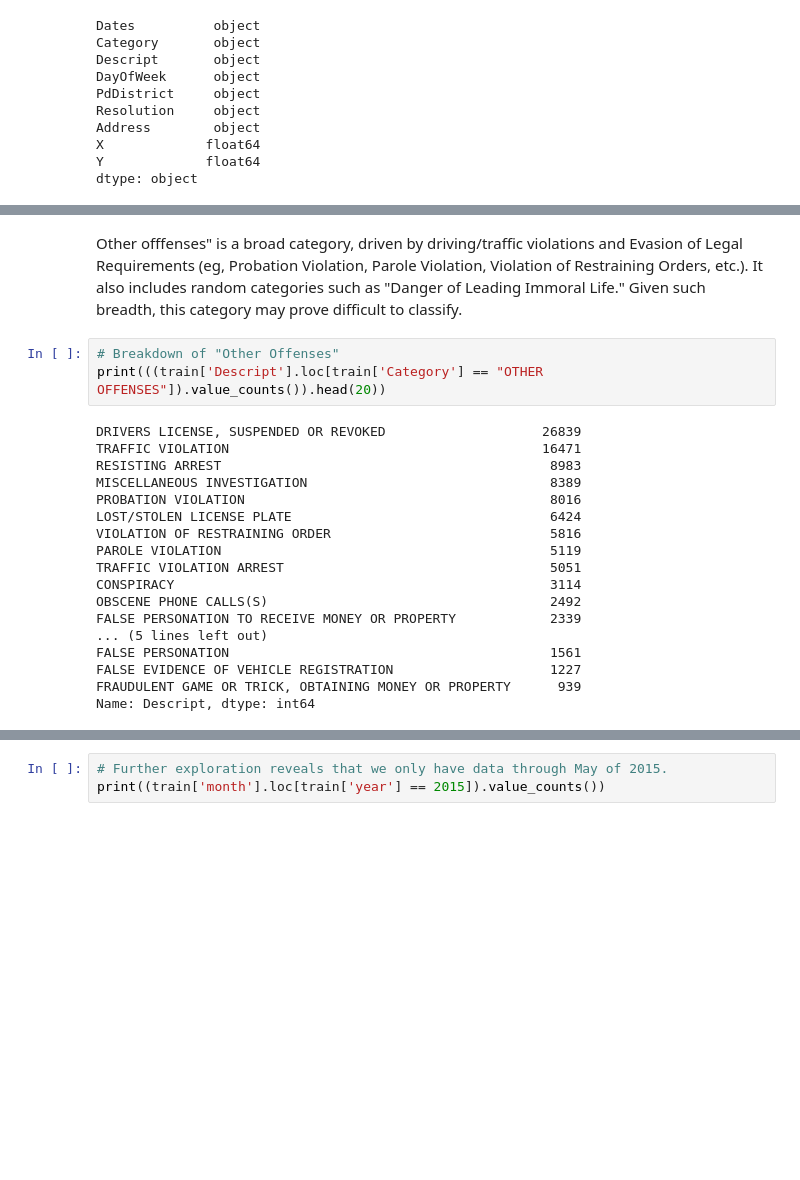
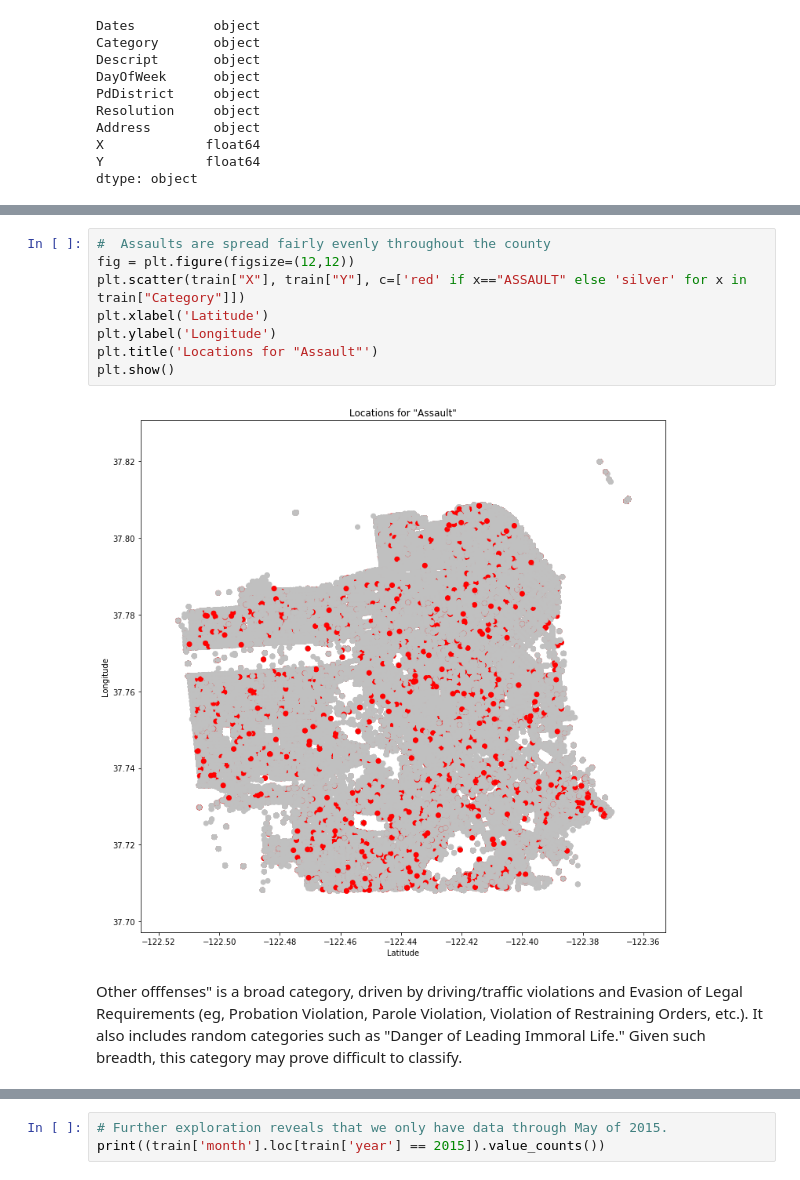
Before and after one commit to daxaurora/W207_CrimeClassification, a Jupyter notebook: W207 Final Project EDA.ipynb, the cells around one changed output, grey strips where cells are left out. Drawn from its saved outputs; the diff is of its cells as text; blank space fills up the shorter version.

```diff
--- a/W207 Final Project EDA.ipynb
+++ b/W207 Final Project EDA.ipynb
@@ -99,26 +151,15 @@ Name: Category, dtype: int64
+# %%
+#  Assaults are spread fairly evenly throughout the county
+fig = plt.figure(figsize=(12,12))
+plt.scatter(train["X"], train["Y"], c=['red' if x=="ASSAULT" else 'silver' for x in train["Category"]])
+plt.xlabel('Latitude')
+plt.ylabel('Longitude')
+plt.title('Locations for "Assault"')
+plt.show()
+# %% [output]
+[figure, added]
 # %% [markdown]
 Other offfenses" is a broad category, driven by driving/traffic violations and Evasion of Legal Requirements (eg, Probation Violation, Parole Violation, Violation of Restraining Orders, etc.). It also includes random categories such as "Danger of Leading Immoral Life." Given such breadth, this category may prove difficult to classify.
-# %%
-# Breakdown of "Other Offenses"
-print(((train['Descript'].loc[train['Category'] == "OTHER OFFENSES"]).value_counts()).head(20))
-# %% [output]
-DRIVERS LICENSE, SUSPENDED OR REVOKED                    26839
-TRAFFIC VIOLATION                                        16471
-RESISTING ARREST                                          8983
-MISCELLANEOUS INVESTIGATION                               8389
-PROBATION VIOLATION                                       8016
-LOST/STOLEN LICENSE PLATE                                 6424
-VIOLATION OF RESTRAINING ORDER                            5816
-PAROLE VIOLATION                                          5119
-TRAFFIC VIOLATION ARREST                                  5051
-CONSPIRACY                                                3114
-OBSCENE PHONE CALLS(S)                                    2492
-FALSE PERSONATION TO RECEIVE MONEY OR PROPERTY            2339
-... (5 lines left out)
-FALSE PERSONATION                                         1561
-FALSE EVIDENCE OF VEHICLE REGISTRATION                    1227
-FRAUDULENT GAME OR TRICK, OBTAINING MONEY OR PROPERTY      939
-Name: Descript, dtype: int64
 # %%
 # Differences in crimes by day of week; crimes peak on Friday see lowest levels on Sunday and rise from Mon-Wed.
 train["DayOfWeek"].value_counts()
```
Also changed, not shown: parts of 28 cells of this notebook.
